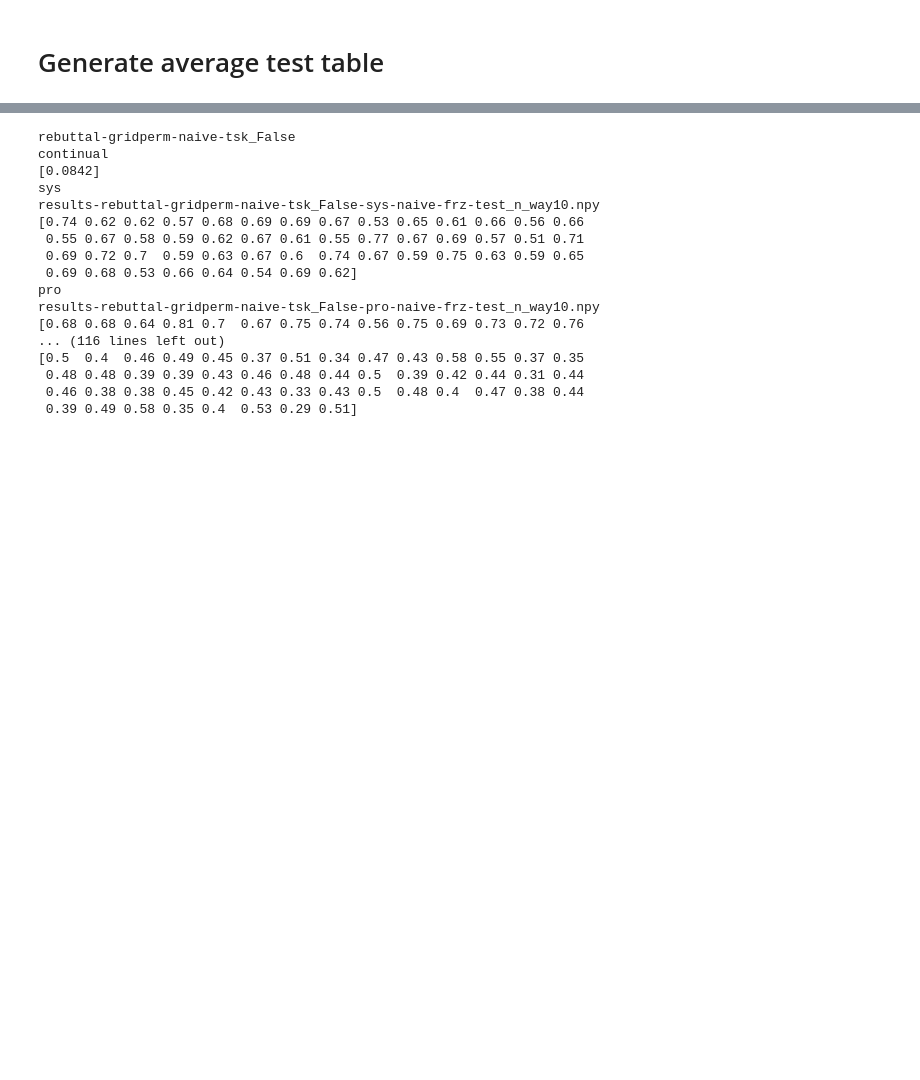
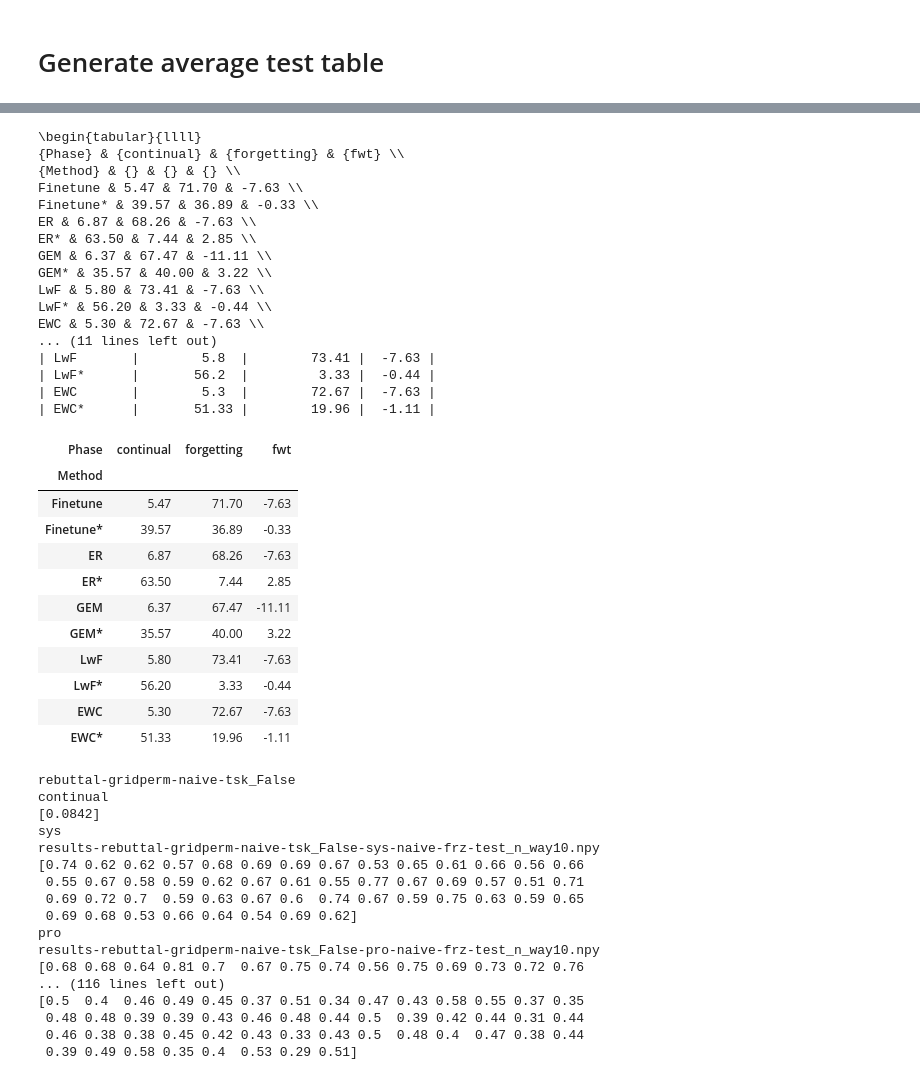
Before and after one commit to liaoweiduo/continual-learning-baselines, a Jupyter notebook: experiments/analysis/generate_result_table.ipynb, the cells around one changed output, grey strips where cells are left out. Saved outputs shown, nothing was run; the diff lists cells and outputs as text; code cells hidden in the pictures; blank space fills up the shorter version.

```diff
--- a/experiments/analysis/generate_result_table.ipynb
+++ b/experiments/analysis/generate_result_table.ipynb
@@ -11,9 +11,9 @@ import seaborn as sns
 import plotly.express as px
 import plotly.graph_objs as go
 
-def get_accs(exp_name, mode='sys', project_name='CGQA', name='Top1_Acc_Stream/eval_phase/test_stream', index='', test_n_way=None, model=None, frz_prefix='naive'):
+def get_accs(exp_name, mode='sys', project_name='CGQA', name='Top1_Acc_Stream/eval_phase/test_stream', index='-last', test_n_way=None, model=None, frz_prefix='naive'):
 
-    if mode in ['continual', 'forgetting']:
+    if mode in ['continual', 'forgetting', 'fwt']:
         if not os.path.exists(os.path.join('../../../avalanche-experiments', project_name, exp_name, f'results-{exp_name}{index}.npy')):
             return np.array([0])
         results = np.load(os.path.join('../../../avalanche-experiments', project_name, exp_name, f'results-{exp_name}{index}.npy'), allow_pickle=True)
@@ -156,3 +226,71 @@ Exp
+# %%
+'''cal Harmonic mean (among sys, pro, sub) and Harmonic mean (between non, noc)'''
+data = []
+for exp in exps_dis:
+    mean_dict = {}
+    for mode in modes:
+        acc_list = collected_data[(collected_data['Method'] == exp) & (collected_data['Phase'] == mode)]['Accuracy']
+        mean = acc_list.mean()
+        mean_dict[mode] = mean
+        ci95 = 1.96 * (acc_list.std()/np.sqrt(len(acc_list)))
+        acc_str = f'{mean*100:.2f} +- {ci95*100:.2f}' if mode not in ['continual', 'forgetting', 'fwt'] else f'{mean*100:.2f}'
+        data.append(pd.DataFrame({'Method': exp, 'Phase': mode, 'mean': mean, 'ci95': ci95, 'str': acc_str}, index=[0]))
+
+    # # 3x1*x2*x3/(x1*x2+x1*x3+x2*x3)
+    # # hm_nov = 3 * mean_dict['sys'] * mean_dict['pro'] * mean_dict['sub'] / (mean_dict['sys'] * mean_dict['pro'] + mean_dict['sys'] * mean_dict['sub'] + mean_dict['pro'] * mean_dict['sub'])
+    # hm_nov = 2 * mean_dict['sys'] * mean_dict['pro'] / (mean_dict['sys'] + mean_dict['pro'])
+    # data.append(pd.DataFrame({'Method': exp, 'Phase': f'Hn', 'str': f'{hm_nov*100:.2f}'}, index=[0]))
+    #
+    # # 2x1*x2/(x1+x2)
+    # hm_ref = 2 * mean_dict['non'] * mean_dict['noc'] / (mean_dict['non'] + mean_dict['noc'])
+    # data.append(pd.DataFrame({'Method': exp, 'Phase': f'Hr', 'str': f'{hm_ref*100:.2f}'}, index=[0]))
+    #
+    # # hm_all = 5 / (1/mean_dict['sys'] + 1/mean_dict['pro'] + 1/mean_dict['sub'] + 1/mean_dict['non'] + 1/mean_dict['noc'])
+    # hm_all = 4 / (1/mean_dict['sys'] + 1/mean_dict['pro'] + 1/mean_dict['non'] + 1/mean_dict['noc'])
+    # data.append(pd.DataFrame({'Method': exp, 'Phase': f'Ha', 'str': f'{hm_all*100:.2f}'}, index=[0]))
+
+data = pd.concat(data, ignore_index=True)
+# print(data)
+
+# to latex
+
+data = data.pivot(index='Method', values='str', columns='Phase')
+data = data[['continual', 'forgetting', 'fwt']]
+# data = data[['continual', 'sys', 'pro', 'Hn', 'non',  'noc', 'Hr', 'Ha']]
+data = data.reindex(exps_dis)
+print(data.style.to_latex().replace('+-', '$\\pm$'))
+print(data.to_markdown())
+data
+# %% [output]
+\begin{tabular}{llll}
+{Phase} & {continual} & {forgetting} & {fwt} \\
+{Method} & {} & {} & {} \\
+Finetune & 5.47 & 71.70 & -7.63 \\
+Finetune* & 39.57 & 36.89 & -0.33 \\
+ER & 6.87 & 68.26 & -7.63 \\
+ER* & 63.50 & 7.44 & 2.85 \\
+GEM & 6.37 & 67.47 & -11.11 \\
+GEM* & 35.57 & 40.00 & 3.22 \\
+LwF & 5.80 & 73.41 & -7.63 \\
+LwF* & 56.20 & 3.33 & -0.44 \\
+EWC & 5.30 & 72.67 & -7.63 \\
+... (11 lines left out)
+| LwF       |        5.8  |        73.41 |  -7.63 |
+| LwF*      |       56.2  |         3.33 |  -0.44 |
+| EWC       |        5.3  |        72.67 |  -7.63 |
+| EWC*      |       51.33 |        19.96 |  -1.11 |
+| Phase | continual | forgetting | fwt |
+| Method |  |  |  |
+| Finetune | 5.47 | 71.70 | -7.63 |
+| Finetune* | 39.57 | 36.89 | -0.33 |
+| ER | 6.87 | 68.26 | -7.63 |
+| ER* | 63.50 | 7.44 | 2.85 |
+| GEM | 6.37 | 67.47 | -11.11 |
+| GEM* | 35.57 | 40.00 | 3.22 |
+| LwF | 5.80 | 73.41 | -7.63 |
+| LwF* | 56.20 | 3.33 | -0.44 |
+| EWC | 5.30 | 72.67 | -7.63 |
+| EWC* | 51.33 | 19.96 | -1.11 |
 # %%
 '''collect exps rebuttal l2p dualprompt'''
 '''collect exps'''
```
Also changed, not shown: parts of 3 cells of this notebook, 6 other files.
